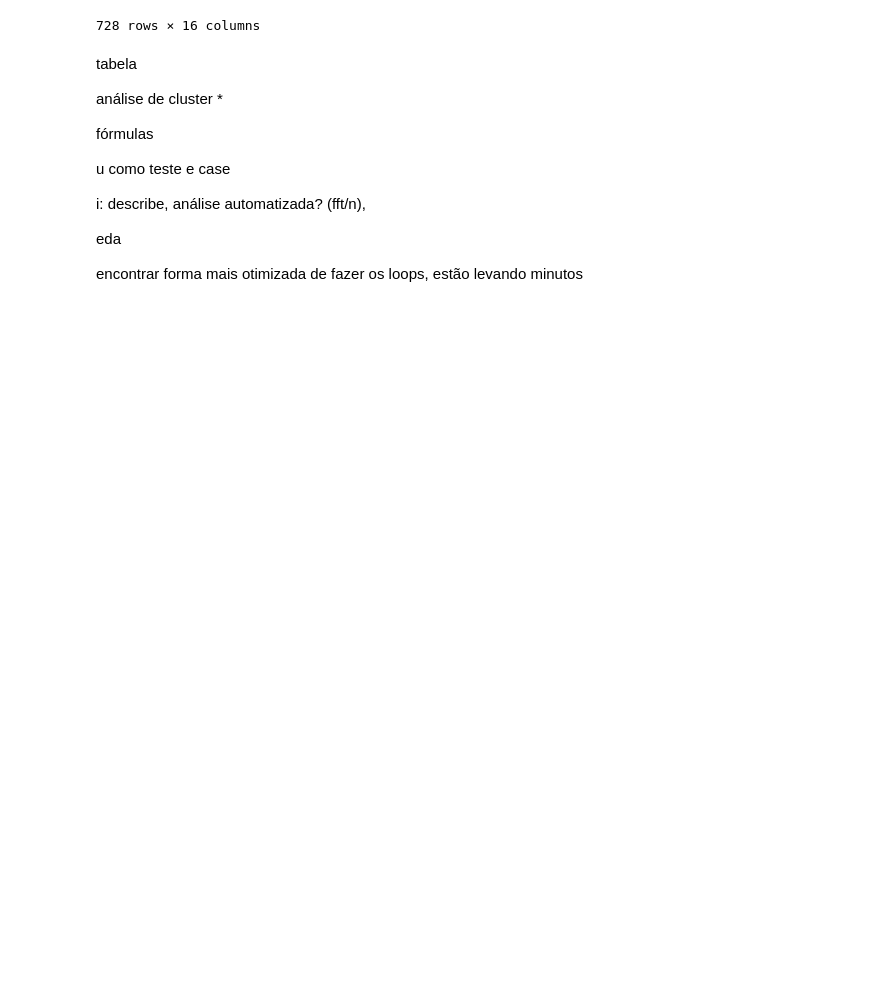
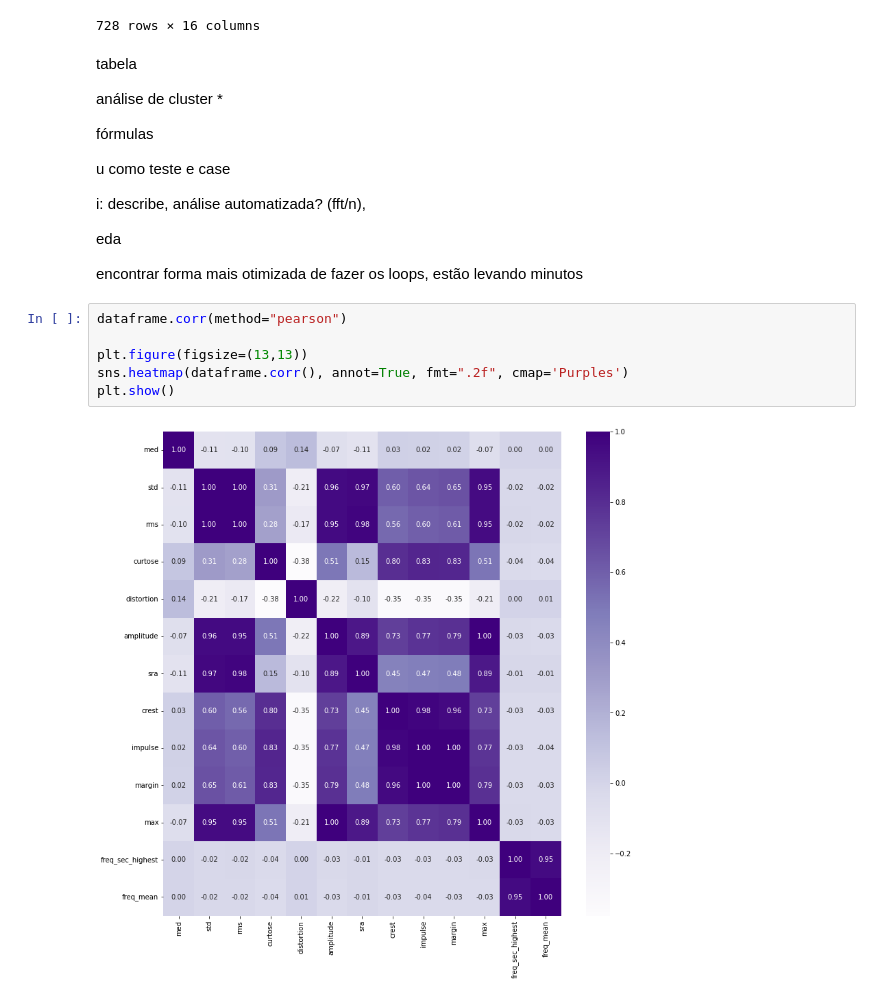
Before and after one commit to AnaJuliaSilvaOliveira/ic-cnc, a Jupyter notebook: tests (1).ipynb, the cells around one changed output. Cells and saved outputs as stored; diff of their text form; blank space fills up the shorter version.

```diff
--- a/tests (1).ipynb
+++ b/tests (1).ipynb
@@ -390,3 +398,11 @@ i: describe, análise automatizada? (fft/n),
 eda
 
 encontrar forma mais otimizada de fazer os loops, estão levando minutos
+# %%
+dataframe.corr(method="pearson")
+
+plt.figure(figsize=(13,13))
+sns.heatmap(dataframe.corr(), annot=True, fmt=".2f", cmap='Purples')
+plt.show()
+# %% [output]
+[figure, added]
```
Also changed, not shown: parts of 38 cells of this notebook.
